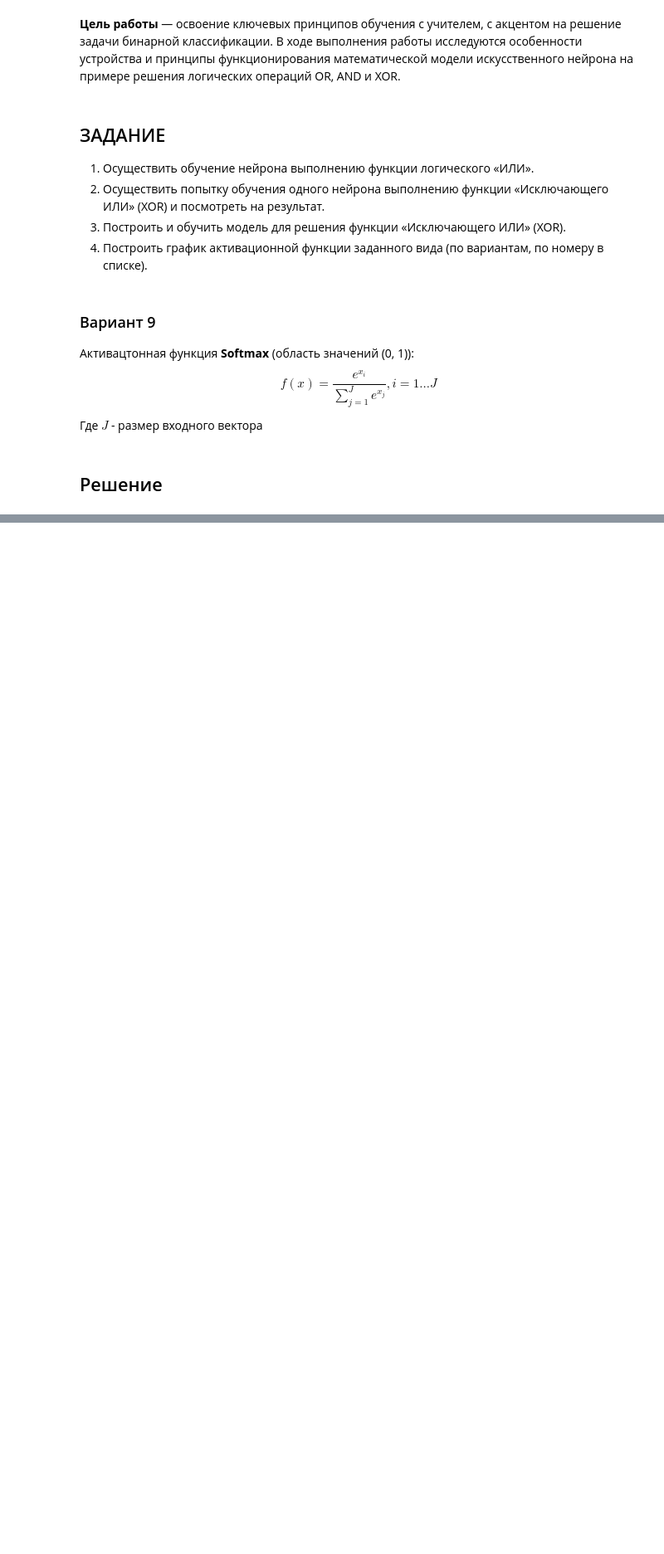
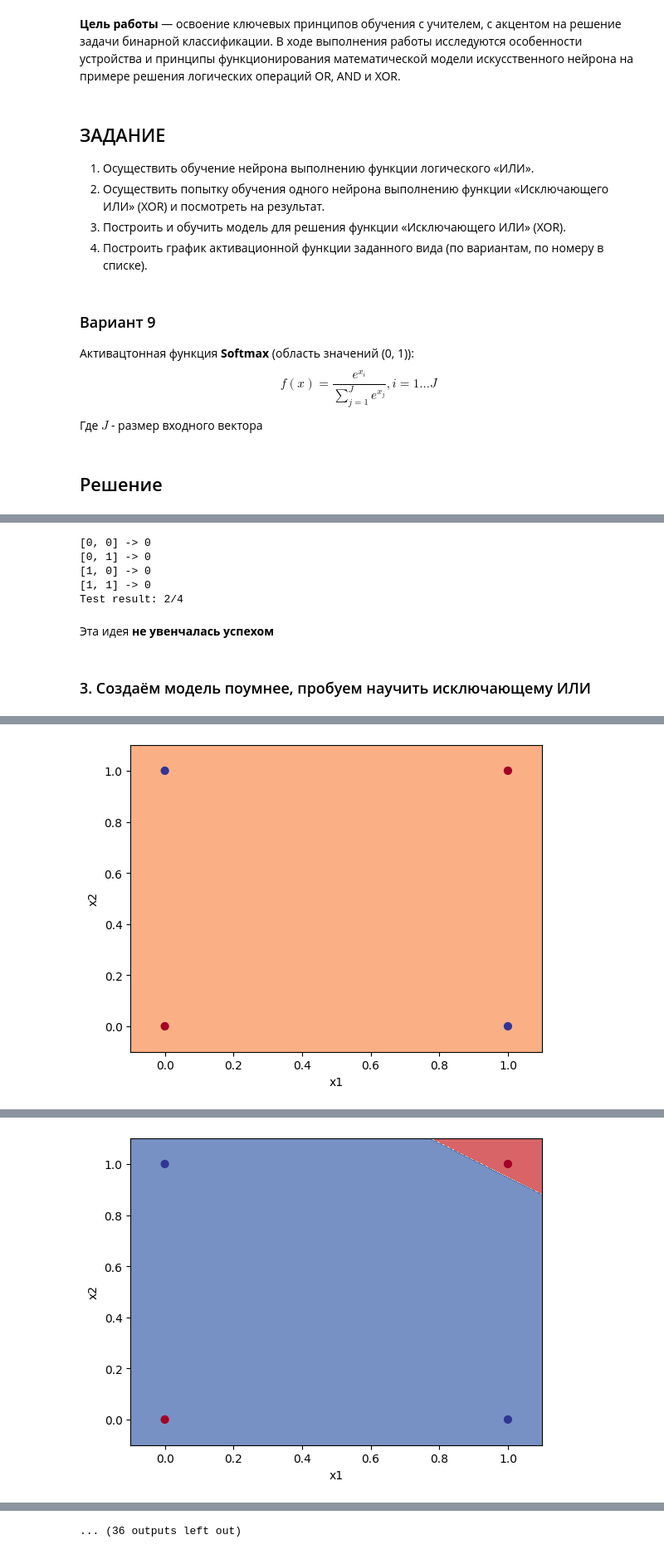
Before and after one commit to vgorbikov/mldlvsu_labs, a Jupyter notebook: Lab_1_perceptron.ipynb, the cells around one changed output, grey strips where cells are left out. Shown at 83% size. Cells and saved outputs as stored; diff of their text form; code cells hidden in the pictures; blank space fills up the shorter version.

```diff
--- a/Lab_1_perceptron.ipynb
+++ b/Lab_1_perceptron.ipynb
@@ -36,0 +232,12 @@ import matplotlib.pyplot as plt
+# %%
+test(so_so_model2, X, Y_XOR)
+# %% [output]
+[0, 0] -> 0
+[0, 1] -> 0
+[1, 0] -> 0
+[1, 1] -> 0
+Test result: 2/4
+# %% [markdown]
+Эта идея **не увенчалась успехом**
+# %% [markdown]
+### 3. Создаём модель поумнее, пробуем научить исключающему ИЛИ
@@ -36,0 +257,4 @@ import matplotlib.pyplot as plt
+# %%
+strong = StrongPerceptron(input_size=2)
+strong = train(strong, X, Y_XOR, 5000, 0.01, True)
+# %% [output]
@@ -36,0 +262 @@ import matplotlib.pyplot as plt
+[figure, added]
@@ -36,0 +273 @@ import matplotlib.pyplot as plt
+[figure, added]
@@ -36,0 +318 @@ import matplotlib.pyplot as plt
+... (36 outputs left out)
```
Also changed, not shown: parts of 24 cells of this notebook.
